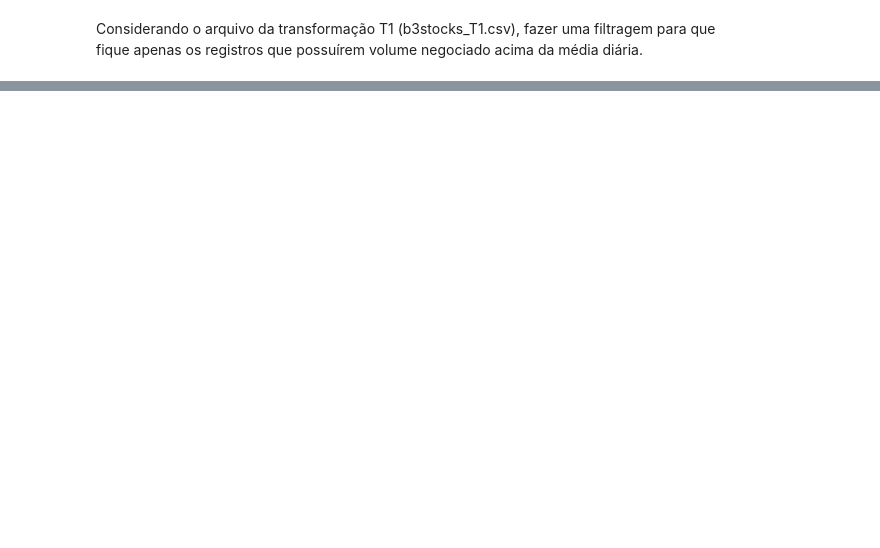
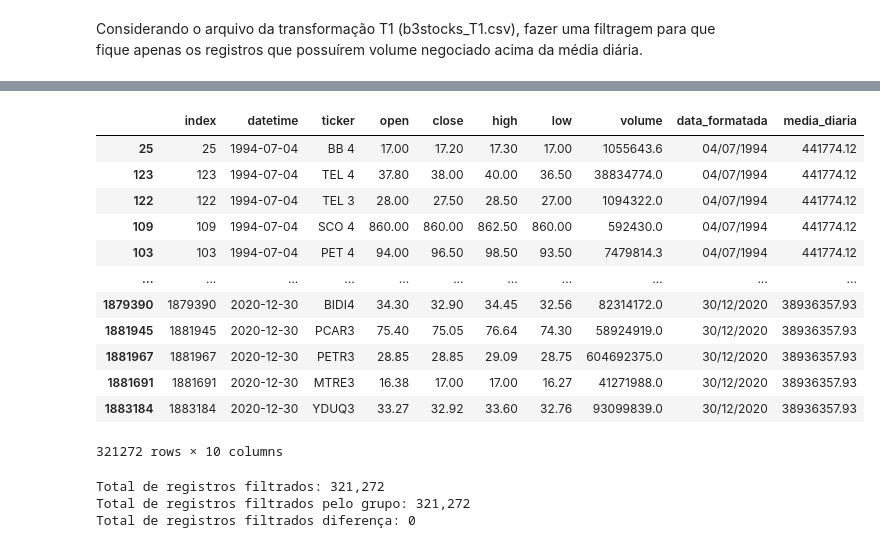
Before and after one commit to Lukas-Christopher13/Scripts-Para-Corre-o-dos-Projetos-de-Leda, a Jupyter notebook: Bolsa_de_valores.ipynb, the cells around one changed output, grey strips where cells are left out. Saved outputs shown, nothing was run; the diff lists cells and outputs as text; code cells hidden in the pictures; blank space fills up the shorter version.

```diff
--- a/Bolsa_de_valores.ipynb
+++ b/Bolsa_de_valores.ipynb
@@ -128,0 +129,9 @@ valores_acima_da_media.to_csv("valores_acima_da_media.csv")
+# %%
+# Calcula a média diária de volume
+media_diaria = b3_stocks.groupby('datetime')['volume'].mean()
+
+# Cria uma coluna com a média diária
+b3_stocks['media_diaria'] = b3_stocks['datetime'].map(media_diaria)
+b3_stocks['media_diaria'] = b3_stocks['media_diaria'].apply(float)
+# Filtra as linhas com volume acima da média diária
+b3stocks_Media_diaria_maior = b3_stocks[b3_stocks['volume'] > b3_stocks['media_diaria']]
@@ -128,0 +160,16 @@ valores_acima_da_media.to_csv("valores_acima_da_media.csv")
+# %%
+display(b3stocks_Media_diaria_maior.sort_values('datetime', ascending=True))
+# %% [output]
+|  | index | datetime | ticker | open | close | high | low | volume | data_formatada | media_diaria |
+| 25 | 25 | 1994-07-04 | BB 4 | 17.00 | 17.20 | 17.30 | 17.00 | 1055643.6 | 04/07/1994 | 441774.12 |
+| 123 | 123 | 1994-07-04 | TEL 4 | 37.80 | 38.00 | 40.00 | 36.50 | 38834774.0 | 04/07/1994 | 441774.12 |
+| 122 | 122 | 1994-07-04 | TEL 3 | 28.00 | 27.50 | 28.50 | 27.00 | 1094322.0 | 04/07/1994 | 441774.12 |
+| 109 | 109 | 1994-07-04 | SCO 4 | 860.00 | 860.00 | 862.50 | 860.00 | 592430.0 | 04/07/1994 | 441774.12 |
+| 103 | 103 | 1994-07-04 | PET 4 | 94.00 | 96.50 | 98.50 | 93.50 | 7479814.3 | 04/07/1994 | 441774.12 |
+| ... | ... | ... | ... | ... | ... | ... | ... | ... | ... | ... |
+| 1879390 | 1879390 | 2020-12-30 | BIDI4 | 34.30 | 32.90 | 34.45 | 32.56 | 82314172.0 | 30/12/2020 | 38936357.93 |
+| 1881945 | 1881945 | 2020-12-30 | PCAR3 | 75.40 | 75.05 | 76.64 | 74.30 | 58924919.0 | 30/12/2020 | 38936357.93 |
+| 1881967 | 1881967 | 2020-12-30 | PETR3 | 28.85 | 28.85 | 29.09 | 28.75 | 604692375.0 | 30/12/2020 | 38936357.93 |
+| 1881691 | 1881691 | 2020-12-30 | MTRE3 | 16.38 | 17.00 | 17.00 | 16.27 | 41271988.0 | 30/12/2020 | 38936357.93 |
+| 1883184 | 1883184 | 2020-12-30 | YDUQ3 | 33.27 | 32.92 | 33.60 | 32.76 | 93099839.0 | 30/12/2020 | 38936357.93 |
+321272 rows × 10 columns
@@ -128,0 +182,8 @@ valores_acima_da_media.to_csv("valores_acima_da_media.csv")
+# %%
+print("Total de registros filtrados: {:,}".format(len(b3stocks_Media_diaria_maior)))
+print("Total de registros filtrados pelo grupo: {:,}".format(len(b3stocks_filtro_T3)))
+print("Total de registros filtrados diferença: {:,}".format(len(resultado[resultado['_merge'] != 'both'])))
+# %% [output]
+Total de registros filtrados: 321,272
+Total de registros filtrados pelo grupo: 321,272
+Total de registros filtrados diferença: 0
```
Also changed, not shown: parts of 28 cells of this notebook, 3 other files.
